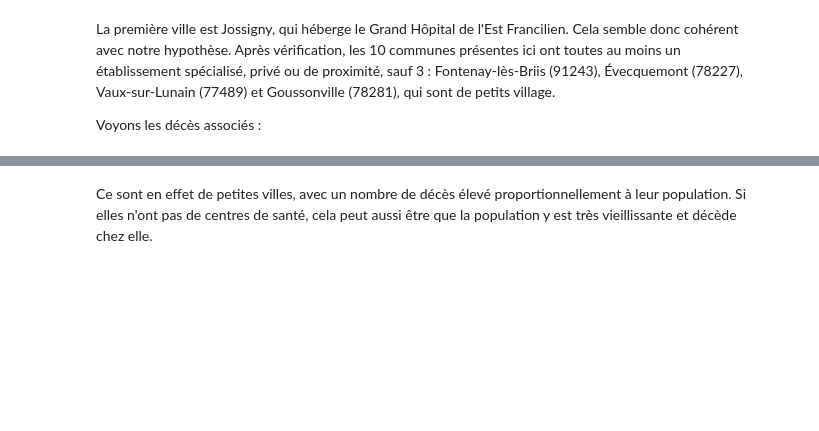
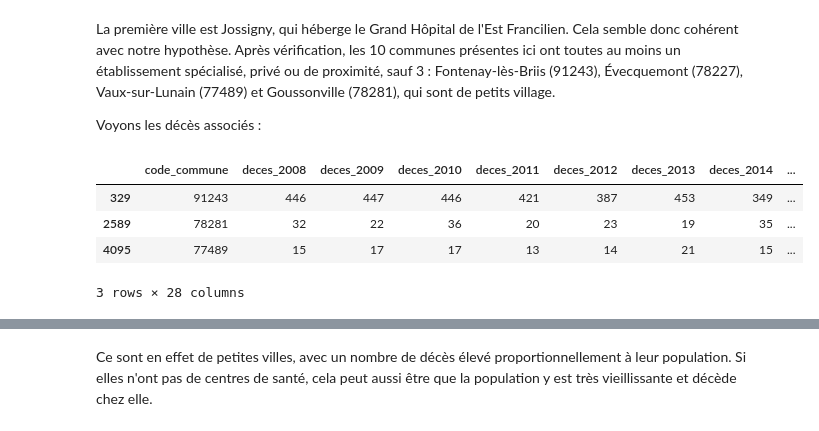
Before and after one commit to TomasAMG7/Python_S1_Challut_Garcia_Mossel, a Jupyter notebook: DATA/data_mortalité.ipynb, the cells around one changed output, grey strips where cells are left out. Drawn from its saved outputs; the diff is of its cells as text; code cells hidden in the pictures; blank space fills up the shorter version.

```diff
--- a/DATA/data_mortalité.ipynb
+++ b/DATA/data_mortalité.ipynb
@@ -677,3 +734,12 @@ obs5 = deces_idf[(deces_idf["code_commune"] == '91243') | (deces_idf["code_commu
+# %%
+obs5 = deces_idf[(deces_idf["code_commune"] == '91243') | (deces_idf["code_commune"] == '77489') | (deces_idf["code_commune"] == '78281')]
+obs5
+# %% [output]
+|  | code_commune | deces_2008 | deces_2009 | deces_2010 | deces_2011 | deces_2012 | deces_2013 | deces_2014 | ... |
+| 329 | 91243 | 446 | 447 | 446 | 421 | 387 | 453 | 349 | ... |
+| 2589 | 78281 | 32 | 22 | 36 | 20 | 23 | 19 | 35 | ... |
+| 4095 | 77489 | 15 | 17 | 17 | 13 | 14 | 21 | 15 | ... |
+3 rows × 28 columns
 # %%
 obs6 = pop_fus[(pop_fus["code_commune"] == '91243') | (pop_fus["code_commune"] == '77489') | (pop_fus["code_commune"] == '78281')]
 obs6
```
Also changed, not shown: parts of 29 cells of this notebook.
